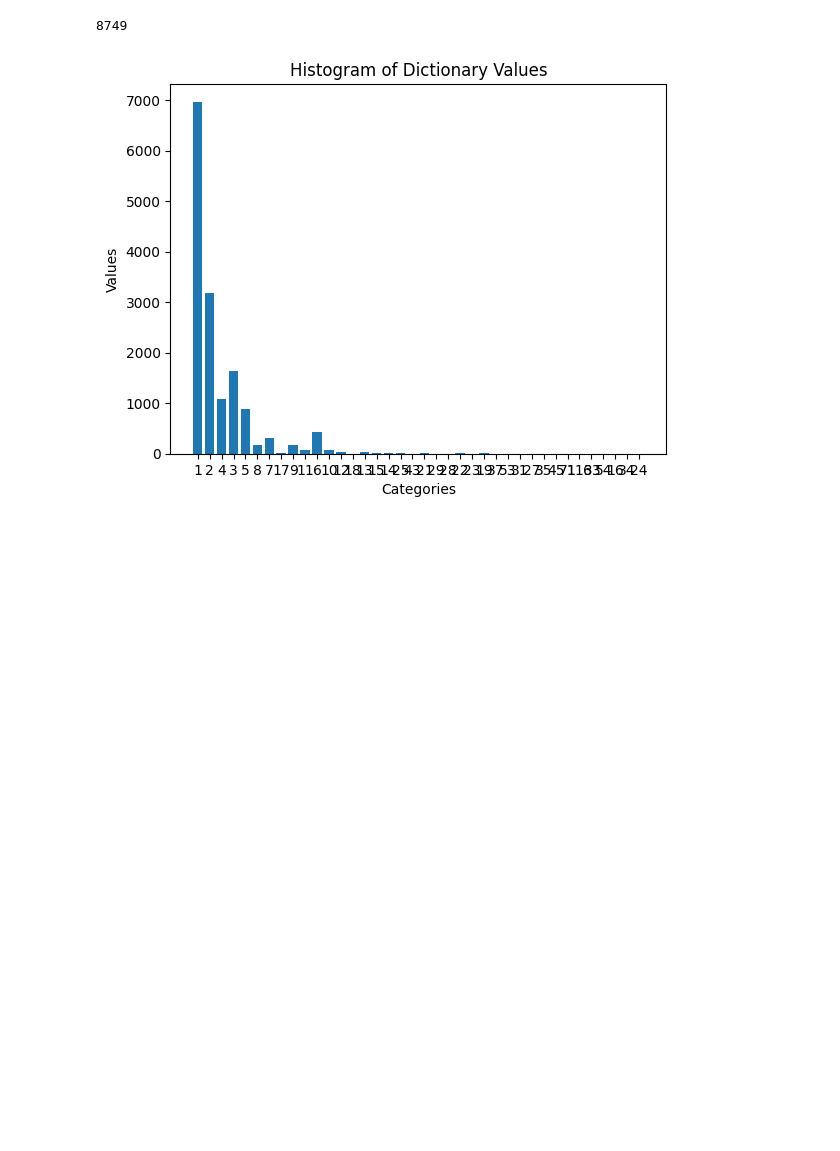
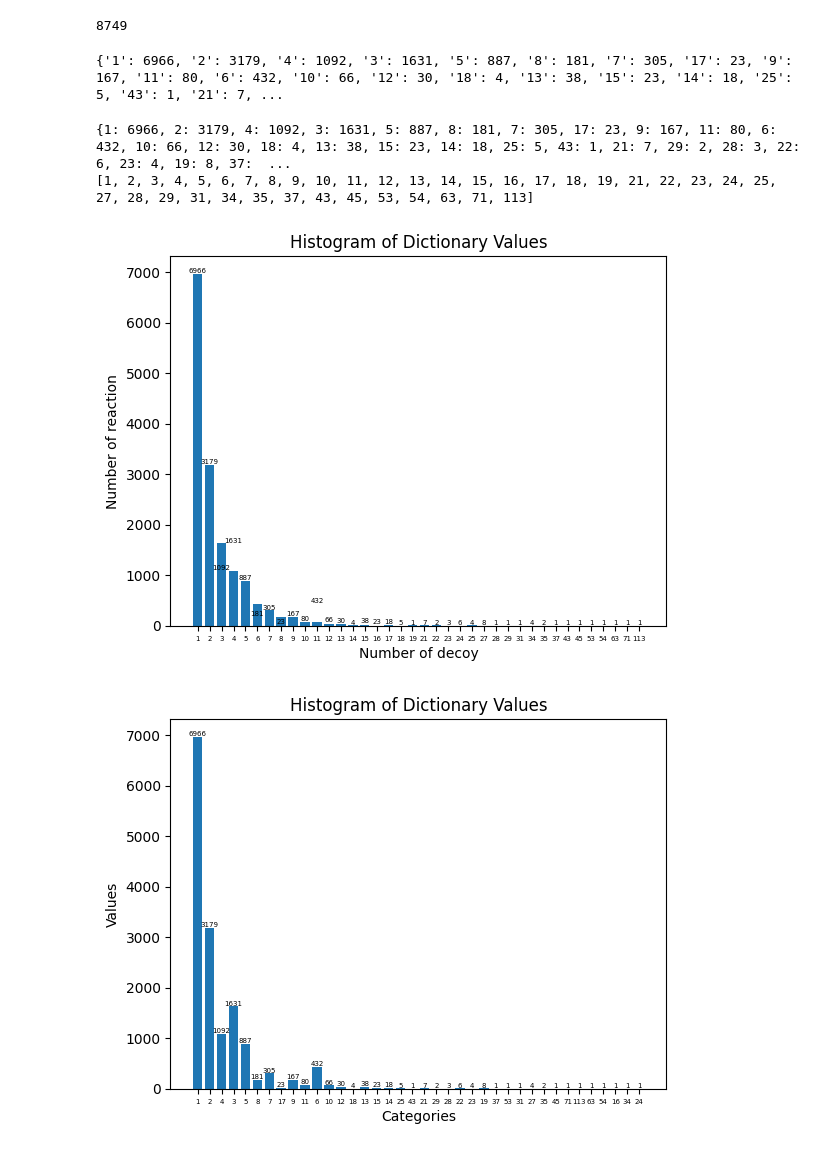
Before and after one commit to biiu315/scscore, a Jupyter notebook: notebooks/test.ipynb, the cells around one changed output. Saved outputs shown, nothing was run; the diff lists cells and outputs as text; code cells hidden in the pictures; blank space fills up the shorter version.

Commit message:
edit histogram

```diff
--- a/notebooks/test.ipynb
+++ b/notebooks/test.ipynb
@@ -53,22 +53,72 @@ for i in data_decoy:
 data_count_number={}
 for i in data_count.keys():
     data_count_number[i]=len(data_count[i])
+# %%
+print(data_count_number)
+# %% [output]
+{'1': 6966, '2': 3179, '4': 1092, '3': 1631, '5': 887, '8': 181, '7': 305, '17': 23, '9': 167, '11': 80, '6': 432, '10': 66, '12': 30, '18': 4, '13': 38, '15': 23, '14': 18, '25': 5, '43': 1, '21': 7, ...
+# %%
+import matplotlib.pyplot as plt
+
+
+#Sorting value into ascending order
+sorted_dict = {int(key): value for key, value in data_count_number.items()}
+print(sorted_dict)
+
+sorted_keys = sorted(sorted_dict)
+print(sorted_keys)
+
+# for key, value in sorted_dict.items():
+#     print(f"Key: {key}, Value: {value}")
+
+# Extract keys and values from the dictionary
+keys = [str(i) for i in sorted_keys]
+values = [sorted_dict[i] for i in sorted_keys]
+
+# Create a histogram (bar plot in this case)
+plt.bar(keys, values)
+
+# Adding labels and title
+plt.xlabel('Number of decoy')
+plt.ylabel('Number of reaction')
+plt.title('Histogram of Dictionary Values')
+
+# Add the value labels above each bar
+for bar in bars:
+    height = bar.get_height()  # Get the height (value) of the bar
+    plt.text(bar.get_x() + bar.get_width() / 2, height, str(height),
+             ha='center', va='bottom', fontsize=5, color='black')
+
+# Decrease the size of the x-axis labels
+plt.xticks(fontsize=5)  # Adjust the font size here (e.g., 8)
+
+# Display the plot
+plt.show()
+# %% [output]
+{1: 6966, 2: 3179, 4: 1092, 3: 1631, 5: 887, 8: 181, 7: 305, 17: 23, 9: 167, 11: 80, 6: 432, 10: 66, 12: 30, 18: 4, 13: 38, 15: 23, 14: 18, 25: 5, 43: 1, 21: 7, 29: 2, 28: 3, 22: 6, 23: 4, 19: 8, 37:  ...
+[1, 2, 3, 4, 5, 6, 7, 8, 9, 10, 11, 12, 13, 14, 15, 16, 17, 18, 19, 21, 22, 23, 24, 25, 27, 28, 29, 31, 34, 35, 37, 43, 45, 53, 54, 63, 71, 113]
+[figure, added]
 # %%
 import matplotlib.pyplot as plt
 
-# Extract keys and values from the dictionary
-keys = list(data_count_number.keys())
-values = list(data_count_number.values())
 
-# Create a histogram (bar plot in this case)
-plt.bar(keys, values)
+# Create a bar plot
+bars = plt.bar(keys, values)
+
+# Add the value labels above each bar
+for bar in bars:
+    height = bar.get_height()  # Get the height (value) of the bar
+    plt.text(bar.get_x() + bar.get_width() / 2, height, str(height),
+             ha='center', va='bottom', fontsize=5, color='black')
 
 # Adding labels and title
 plt.xlabel('Categories')
 plt.ylabel('Values')
 plt.title('Histogram of Dictionary Values')
+# Decrease the size of the x-axis labels
+plt.xticks(fontsize=5)  # Adjust the font size here (e.g., 8)
 
 # Display the plot
 plt.show()
 # %% [output]
-[figure, old version]
+[figure, new version]
```
Also changed, not shown: parts of 1 cell of this notebook.
